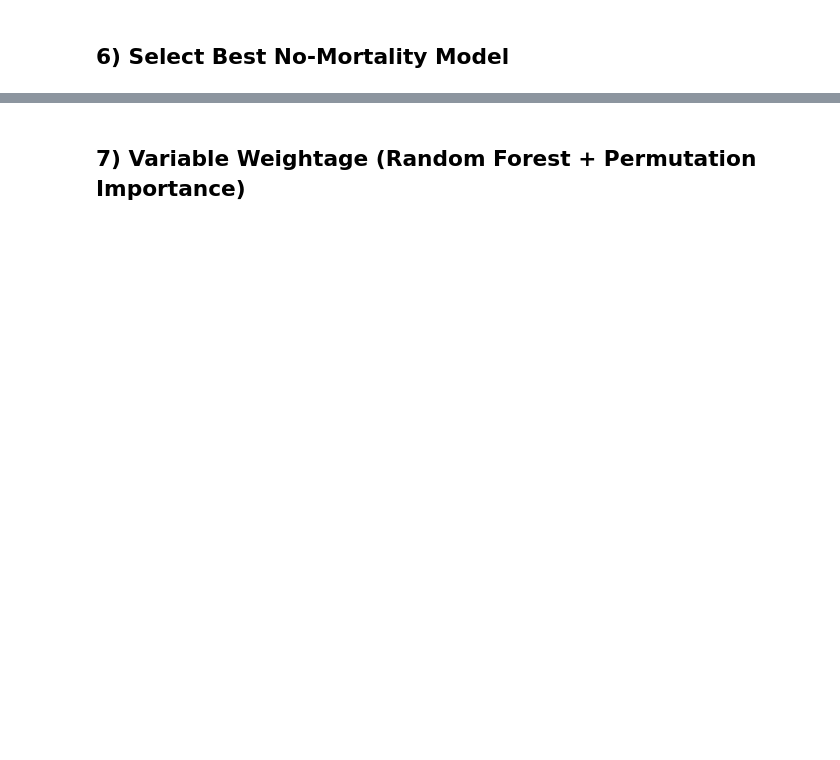
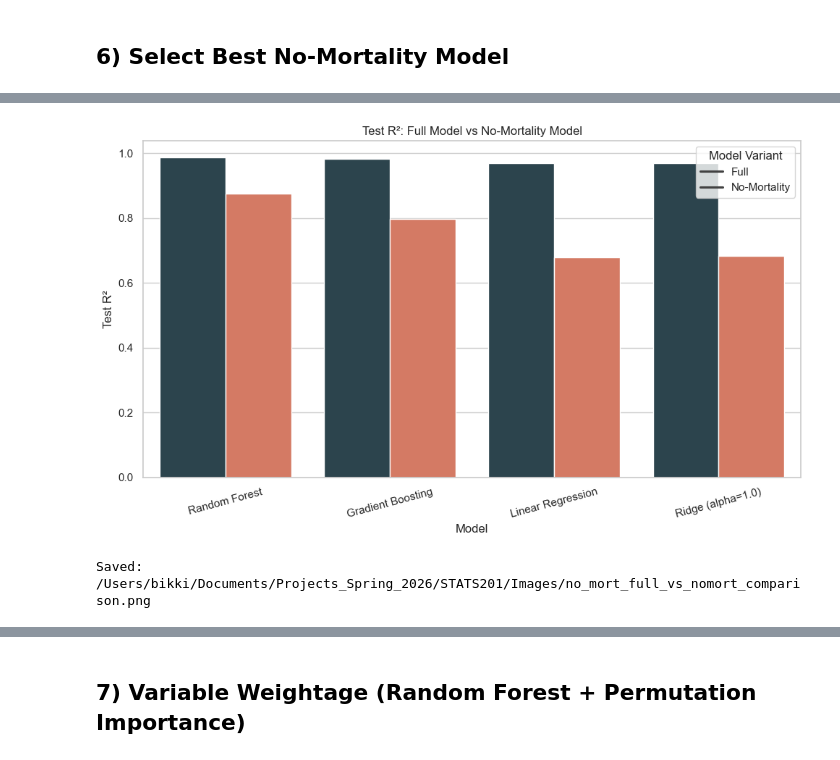
Before and after one commit to 3028Bikalpa/STATS201_project_Bikki, a Jupyter notebook: Codes/non_mortality.ipynb, the cells around one changed output, grey strips where cells are left out. Saved outputs shown, nothing was run; the diff lists cells and outputs as text; code cells hidden in the pictures; blank space fills up the shorter version.

```diff
--- a/Codes/non_mortality.ipynb
+++ b/Codes/non_mortality.ipynb
@@ -279,0 +395,30 @@ Name: 0, dtype: object
+# %%
+plot_comp = comparison_df.melt(
+    id_vars='Model',
+    value_vars=['Full_R2', 'NoMort_R2'],
+    var_name='Variant',
+    value_name='Test_R2',
+)
+
+fig, ax = plt.subplots(figsize=(10, 6))
+sns.barplot(
+    data=plot_comp,
+    x='Model',
+    y='Test_R2',
+    hue='Variant',
+    palette={'Full_R2': '#264653', 'NoMort_R2': '#e76f51'},
+    ax=ax,
+)
+ax.set_title('Test R²: Full Model vs No-Mortality Model')
+ax.set_xlabel('Model')
+ax.set_ylabel('Test R²')
+ax.legend(title='Model Variant', labels=['Full', 'No-Mortality'])
+ax.tick_params(axis='x', rotation=15)
+plt.tight_layout()
+fig_path_comp = IMAGES_DIR / 'no_mort_full_vs_nomort_comparison.png'
+fig.savefig(fig_path_comp, dpi=180)
+plt.show()
+print('Saved:', fig_path_comp)
+# %% [output]
+[figure, added]
+Saved: /Users/bikki/Documents/Projects_Spring_2026/STATS201/Images/no_mort_full_vs_nomort_comparison.png
```
Also changed, not shown: parts of 26 cells of this notebook, 31 other files.
